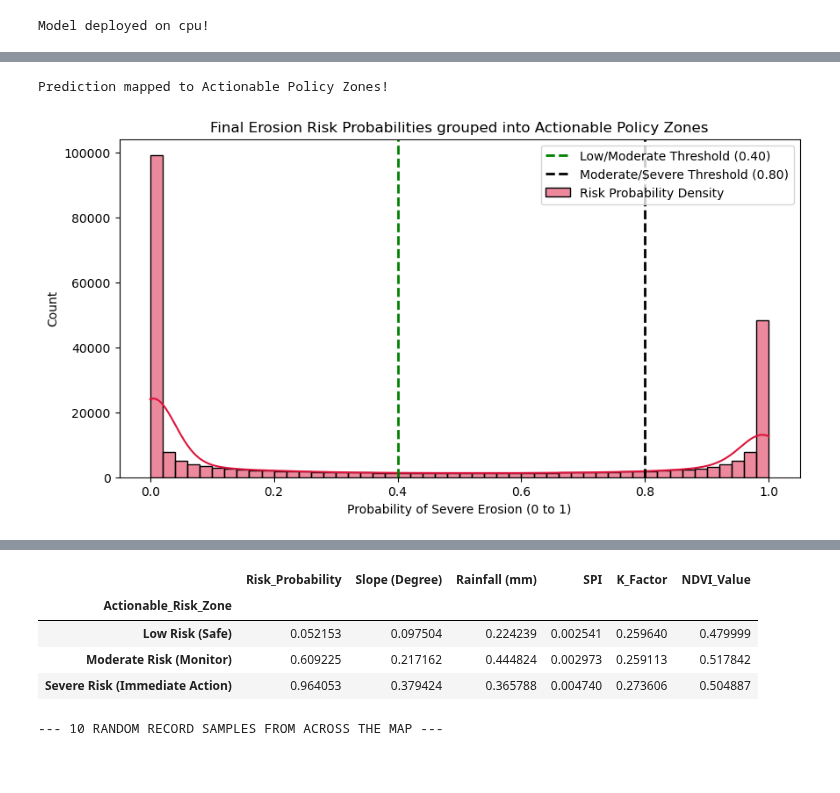
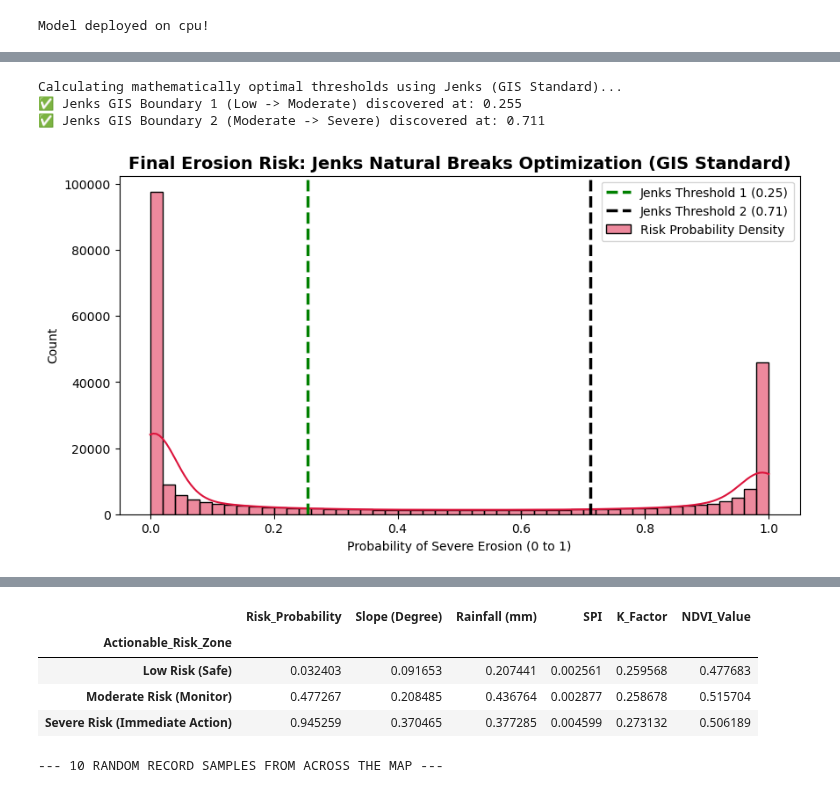
Before and after one commit to surafelasfawosen/ethiopia-soil-erosion-predictor-ai, a Jupyter notebook: Semi_Supervised_Graph_Pipeline_FINAL.ipynb, the cells around one changed output, grey strips where cells are left out. Cells and saved outputs as stored; diff of their text form; code cells hidden in the pictures; blank space fills up the shorter version.

Commit message:
Initial commit of Ethiopia Soil Erosion Predictor AI

```diff
--- a/Semi_Supervised_Graph_Pipeline_FINAL.ipynb
+++ b/Semi_Supervised_Graph_Pipeline_FINAL.ipynb
@@ -72,20 +84,27 @@ print('Scanning for missing environmental features...')
 missing_counts = df[continuous_cols].isnull().sum()
 
 if missing_counts.sum() > 0:
-    print('Executing Scientific Spatial Interpolation (IDW)...')
+    print(f'Executing Scientific Spatial Interpolation (IDW) to restore {missing_counts.sum()} total broken pixels...')
     coords = df[['Latitude', 'Longitude']].values
+
     for col in continuous_cols:
         if df[col].isnull().any():
             missing_mask = df[col].isnull()
             known_mask = ~missing_mask
 
+            # Count exactly how many pixels are missing for this specific column
+            exact_missing_amount = missing_mask.sum()
+
             X_known, y_known = coords[known_mask], df.loc[known_mask, col].values
             X_missing = coords[missing_mask]
 
+            # Use surrounding 5 GPS neighbors to mathematically guess the missing data
             spatial_imputer = KNeighborsRegressor(n_neighbors=5, weights='distance', n_jobs=-1)
             spatial_imputer.fit(X_known, y_known)
             df.loc[missing_mask, col] = spatial_imputer.predict(X_missing)
-            print(f'Interpolated missing geometry for: {col}')
+
+            # Print the detailed academic output:
+            print(f' ✅ Restored {exact_missing_amount} missing geographical points for: {col}')
 else:
     print('No missing values found! Skipping interpolation.')
 # %% [output]
@@ -398,50 +1274,79 @@ Running a binary `0` or `1` classification produces maps with too much "danger".
 # %%
+
+
 import matplotlib.pyplot as plt
 import seaborn as sns
 import torch
+import numpy as np
+import jenkspy
 
 # 1. Extract the exact continuous probabilities from the model
 model.eval()
 with torch.no_grad():
     final_output = model(graph_data.x, graph_data.edge_index)
     probabilities = torch.exp(final_output)[:, 1].cpu().numpy()
 
-# 2. Add continuous probabilities mapping to the dataframe
 df['Risk_Probability'] = probabilities
 
-# 3. Create the function to classify the ranges
-def classify_actionable_risk(prob):
-    if prob < 0.40:
+# -----------------------------------------------------
+# 2. SCIENTIFIC THRESHOLD GENERATION (Jenks Natural Breaks)
+# -----------------------------------------------------
+print("Calculating mathematically optimal thresholds using Jenks (GIS Standard)...")
+
+# Jenks is explicitly designed for 1D arrays.
+# Asking for 3 classes returns 4 exact breakpoints: [min_val, boundary_1, boundary_2, max_val]
+breaks = jenkspy.jenks_breaks(df['Risk_Probability'], n_classes=3)
+
+# Extract the exact scientific boundaries discovered by Jenks
+thresh_1 = breaks[1]
+thresh_2 = breaks[2]
+
+# Map the data into the 3 Actionable Risk Zones safely using the Jenks boundaries
+def assign_jenks_zone(prob):
+    if prob <= thresh_1:
         return 'Low Risk (Safe)'
-    elif prob <= 0.80:
+    elif prob <= thresh_2:
         return 'Moderate Risk (Monitor)'
     else:
         return 'Severe Risk (Immediate Action)'
 
-df['Actionable_Risk_Zone'] = df['Risk_Probability'].apply(classify_actionable_risk)
-print('Prediction mapped to Actionable Policy Zones!')
+df['Actionable_Risk_Zone'] = df['Risk_Probability'].apply(assign_jenks_zone)
 
-# 4. Draw the Histogram with the Red Line explicitly in the Legend!
-plt.figure(figsize=(10,5))
+print(f"✅ Jenks GIS Boundary 1 (Low -> Moderate) discovered at: {thresh_1:.3f}")
+print(f"✅ Jenks GIS Boundary 2 (Moderate -> Severe) discovered at: {thresh_2:.3f}")
+
+# -----------------------------------------------------
+# 3. Draw the Histogram with the newly discovered scientific thresholds
+# -----------------------------------------------------
+plt.figure(figsize=(10, 5))
 sns.histplot(df['Risk_Probability'], bins=50, kde=True, color='crimson', label='Risk Probability Density')
-plt.axvline(x=0.40, color='green', linestyle='--', linewidth=2, label='Low/Moderate Threshold (0.40)')
-plt.axvline(x=0.80, color='black', linestyle='--', linewidth=2, label='Moderate/Severe Threshold (0.80)')
-plt.title('Final Erosion Risk Probabilities grouped into Actionable Policy Zones')
+
+# Plot the scientifically discovered thresholds
+plt.axvline(x=thresh_1, color='green', linestyle='--', linewidth=2.5, label=f'Jenks Threshold 1 ({thresh_1:.2f})')
+plt.axvline(x=thresh_2, color='black', linestyle='--', linewidth=2.5, label=f'Jenks Threshold 2 ({thresh_2:.2f})')
+
+plt.title('Final Erosion Risk: Jenks Natural Breaks Optimization (GIS Standard)', fontsize=14, fontweight='bold')
 plt.xlabel('Probability of Severe Erosion (0 to 1)')
 plt.legend()
 plt.show()
 
-# 5. Proving the physics!
+# -----------------------------------------------------
+# 4. View Populations & Prove the Physics!
+# -----------------------------------------------------
+print('\n--- POPULATION COUNT FOR EACH RISK ZONE ---')
+print(df['Actionable_Risk_Zone'].value_counts())
+
 print('\n--- ONE UNIFIED TABLE: PROVING AI PHYSICAL LOGIC & PROBABILITIES ---')
 verification_df = df.groupby('Actionable_Risk_Zone')[['Risk_Probability', 'Slope (Degree)', 'Rainfall (mm)', 'SPI', 'K_Factor', 'NDVI_Value']].mean()
 verification_df = verification_df.reindex(['Low Risk (Safe)', 'Moderate Risk (Monitor)', 'Severe Risk (Immediate Action)'])
 display(verification_df)
 
-# 6. Sample 10 random records from the map to visually inspect individual locations!
+# 5. Sample 10 random records from the map to visually inspect individual locations!
 print('\n--- 10 RANDOM RECORD SAMPLES FROM ACROSS THE MAP ---')
 display_cols = ['Risk_Probability', 'Actionable_Risk_Zone', 'Slope (Degree)', 'Rainfall (mm)', 'SPI', 'K_Factor']
-# Grab 10 random locations and display their stats
 display(df.sample(10, random_state=42)[display_cols])
 # %% [output]
-Prediction mapped to Actionable Policy Zones!
+Calculating mathematically optimal thresholds using Jenks (GIS Standard)...
+✅ Jenks GIS Boundary 1 (Low -> Moderate) discovered at: 0.255
+✅ Jenks GIS Boundary 2 (Moderate -> Severe) discovered at: 0.711
-[figure, old version]
+[figure, new version]
@@ -448,8 +1360,8 @@ Prediction mapped to Actionable Policy Zones!
 --- ONE UNIFIED TABLE: PROVING AI PHYSICAL LOGIC & PROBABILITIES ---
 |  | Risk_Probability | Slope (Degree) | Rainfall (mm) | SPI | K_Factor | NDVI_Value |
 | Actionable_Risk_Zone |  |  |  |  |  |  |
-| Low Risk (Safe) | 0.052153 | 0.097504 | 0.224239 | 0.002541 | 0.259640 | 0.479999 |
-| Moderate Risk (Monitor) | 0.609225 | 0.217162 | 0.444824 | 0.002973 | 0.259113 | 0.517842 |
-| Severe Risk (Immediate Action) | 0.964053 | 0.379424 | 0.365788 | 0.004740 | 0.273606 | 0.504887 |
+| Low Risk (Safe) | 0.032403 | 0.091653 | 0.207441 | 0.002561 | 0.259568 | 0.477683 |
+| Moderate Risk (Monitor) | 0.477267 | 0.208485 | 0.436764 | 0.002877 | 0.258678 | 0.515704 |
+| Severe Risk (Immediate Action) | 0.945259 | 0.370465 | 0.377285 | 0.004599 | 0.273132 | 0.506189 |
 --- 10 RANDOM RECORD SAMPLES FROM ACROSS THE MAP ---
 |  | Risk_Probability | Actionable_Risk_Zone | Slope (Degree) | Rainfall (mm) | SPI | K_Factor |
```
Also changed, not shown: parts of 50 cells of this notebook, 25 other files.
